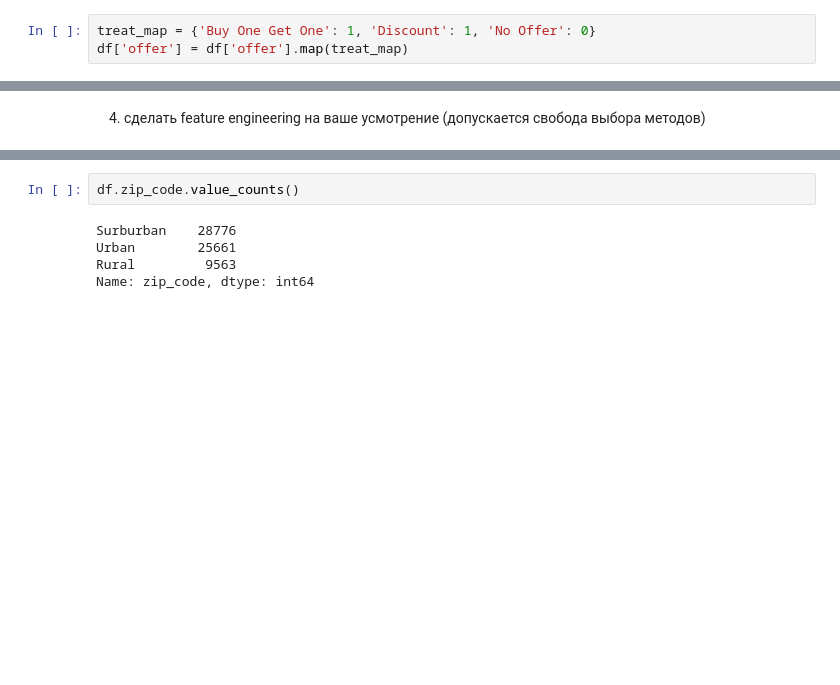
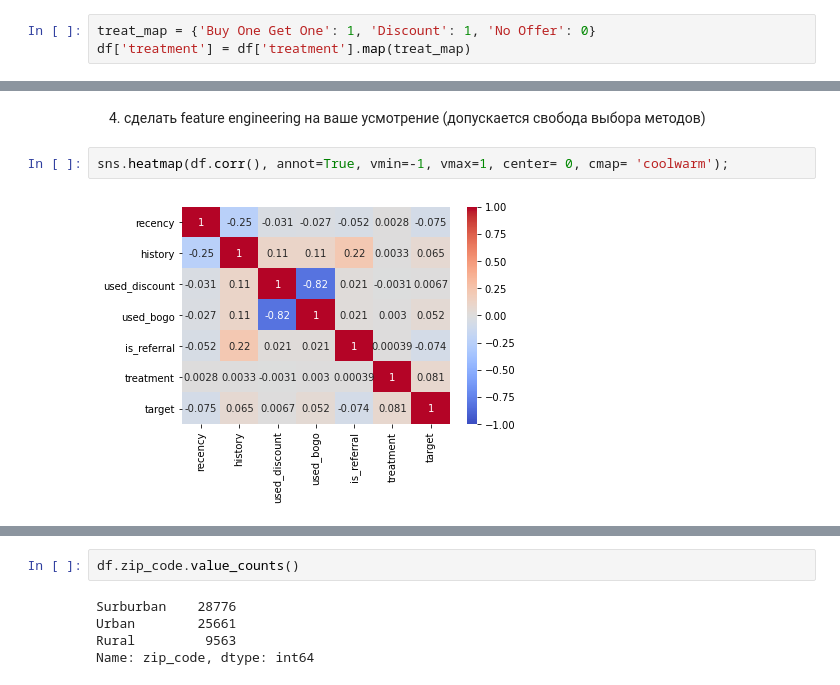
Before and after one commit to Krivosheenkova/machine-learning-for-business, a Jupyter notebook: 4_uplift/4.ipynb, the cells around one changed output, grey strips where cells are left out. Saved outputs shown, nothing was run; the diff lists cells and outputs as text; blank space fills up the shorter version.

```diff
--- a/4_uplift/4.ipynb
+++ b/4_uplift/4.ipynb
@@ -34,4 +51,4 @@ df.head(3)
 # %%
 treat_map = {'Buy One Get One': 1, 'Discount': 1, 'No Offer': 0}
-df['offer'] = df['offer'].map(treat_map)
+df['treatment'] = df['treatment'].map(treat_map)
 # %%
@@ -53,2 +85,6 @@ X_train, y_train, X_test, y_test = train_test_split(X, y, test_size=0.3, random_
 # %% [markdown]
 4. сделать feature engineering на ваше усмотрение (допускается свобода выбора методов)
+# %%
+sns.heatmap(df.corr(), annot=True, vmin=-1, vmax=1, center= 0, cmap= 'coolwarm');
+# %% [output]
+[figure, added]
```
Also changed, not shown: parts of 26 cells of this notebook, 4 other files.
